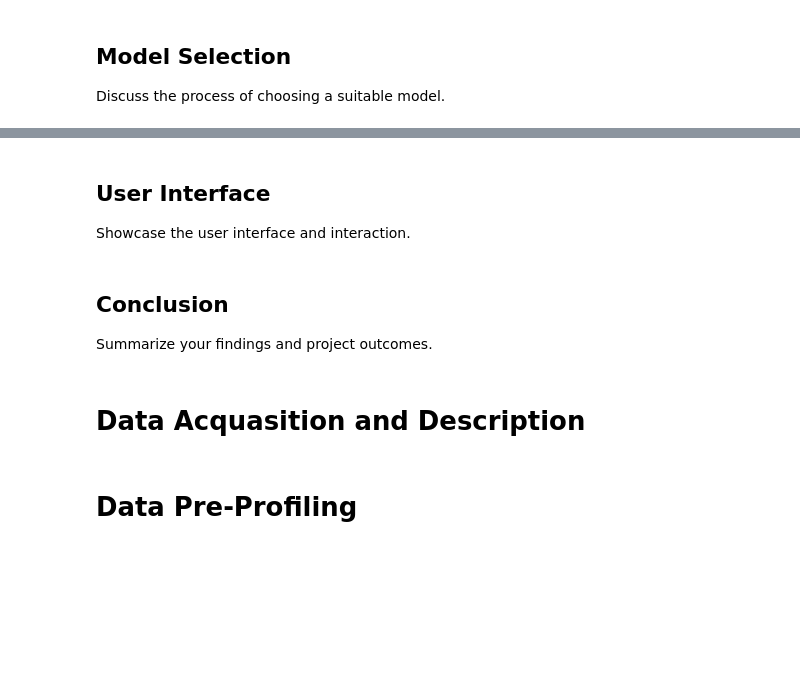
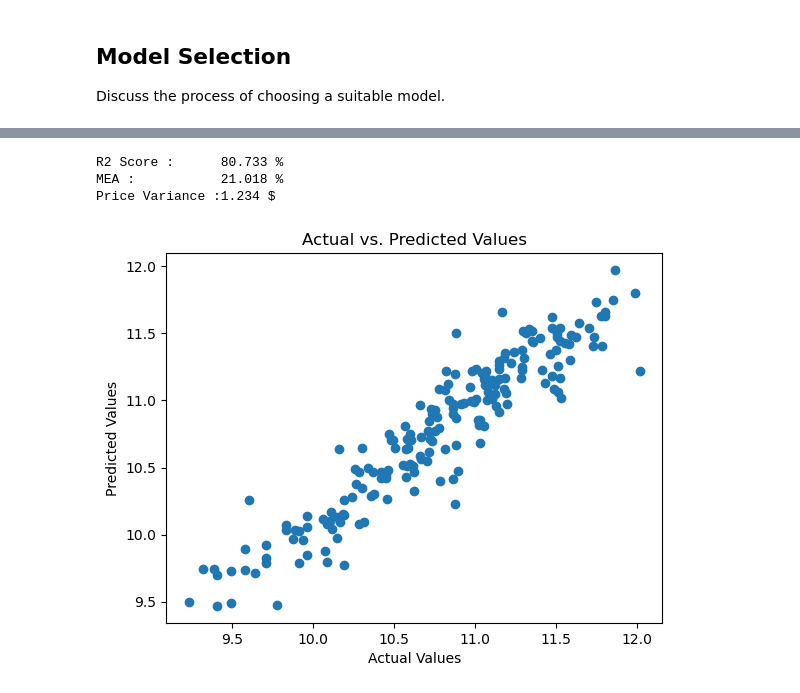
Before and after one commit to prashantsundge/LAPTOP-PRICE-PREDICTIONS_PAMS, a Jupyter notebook: Laptop price Predictor .ipynb, the cells around one changed output, grey strips where cells are left out. Cells and saved outputs as stored; diff of their text form; code cells hidden in the pictures; blank space fills up the shorter version.

```diff
--- a/Laptop price Predictor .ipynb
+++ b/Laptop price Predictor .ipynb
@@ -831,10 +920,35 @@ predict
-# %% [markdown]
-## User Interface <a id="user-interface"></a>
-Showcase the user interface and interaction.
-# %% [markdown]
-## Conclusion <a id="conclusion"></a>
-Summarize your findings and project outcomes.
-# %% [markdown]
-# Data Acquasition and Description
-# %% [markdown]
-# Data Pre-Profiling
+# %%
+step1=ColumnTransformer(transformers=[
+    ('col_tnf',OneHotEncoder(sparse=False, drop='first'),[0,1,7,10,11])
+],remainder='passthrough')
+
+step2 = LinearRegression()
+
+pipe=Pipeline([
+    ('step1',step1),
+    ('step2',step2)
+
+])
+
+pipe.fit(X_train,y_train)
+
+y_pred = pipe.predict(X_test)
+r2score=r2_score(y_test,y_pred)
+mea=mean_absolute_error(y_test,y_pred)
+price_variance=np.exp(mea)
+print("R2 Score :\t{:.3F} %".format(r2score*100))
+print("MEA :\t \t{:.3F} %".format(mea*100))
+print("Price Variance :{:.3F} $".format(price_variance))
+# %% [output]
+R2 Score :      80.733 %
+MEA :           21.018 %
+Price Variance :1.234 $
+# %%
+# Plotting actual vs. predicted values
+plt.scatter(y_test, y_pred)
+plt.xlabel('Actual Values')
+plt.ylabel('Predicted Values')
+plt.title('Actual vs. Predicted Values')
+plt.show()
+# %% [output]
+[figure, added]
```
Also changed, not shown: parts of 112 cells of this notebook.
